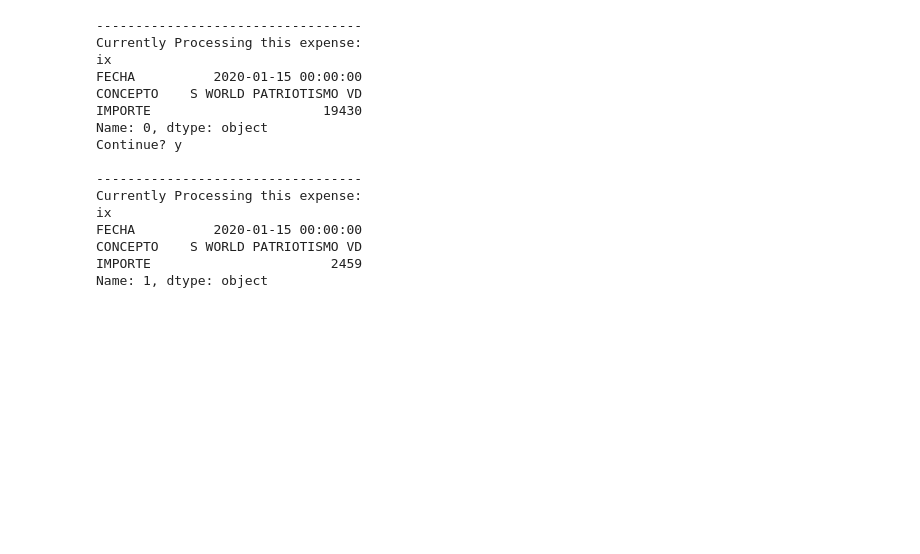
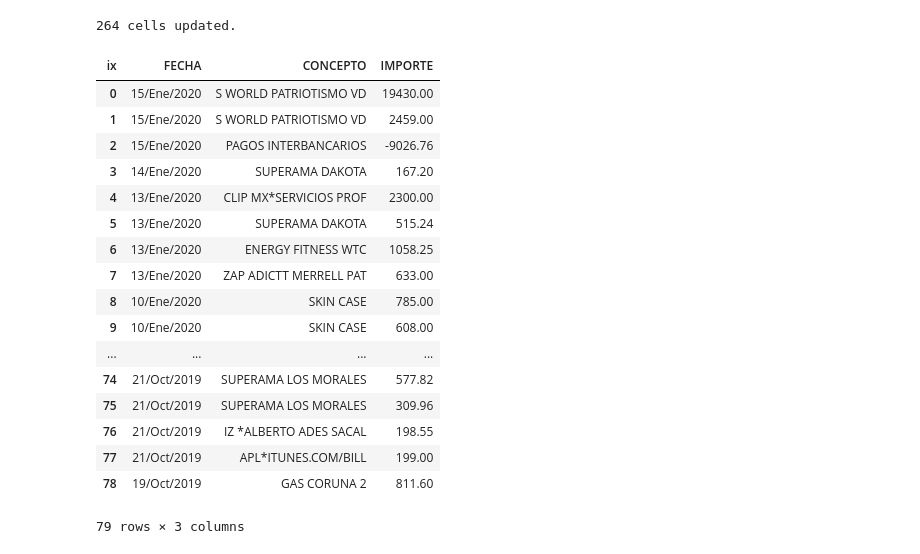
Before and after one commit to Jordi-Ab/personal_finance, a Jupyter notebook: write to google sheet.ipynb, the cells around one changed output. Cells and saved outputs as stored; diff of their text form; code cells hidden in the pictures; blank space fills up the shorter version.

Commit message:
another way of logging expenses

```diff
--- a/write to google sheet.ipynb
+++ b/write to google sheet.ipynb
@@ -63,28 +193,30 @@ new_expenses_df
-# %%
-new_expenses = []
-for ix, row in positive_data.iterrows():
-    print('')
-    print('----------------------------------')
-    print("Currently Processing this expense:")
-    print(row)
-    #new_expense = Expense()
-    inpt = input('Continue? ')
-    if inpt != 'y':
-        break
-# %% [output]
-----------------------------------
-Currently Processing this expense:
-ix
-FECHA          2020-01-15 00:00:00
-CONCEPTO    S WORLD PATRIOTISMO VD
-IMPORTE                      19430
-Name: 0, dtype: object
-Continue? y
-
-----------------------------------
-Currently Processing this expense:
-ix
-FECHA          2020-01-15 00:00:00
-CONCEPTO    S WORLD PATRIOTISMO VD
-IMPORTE                       2459
-Name: 1, dtype: object
+# %%
+values_list = hlp.dataFrameToListOfValues(new_expenses_df)
+gsheet.values_to_gsheet(
+    spreadsheet_id = GSHEET_ID,
+    values_list=values_list,
+    range_name='data_dev'
+)
+# %% [output]
+264 cells updated.
+# %%
+data
+# %% [output]
+| ix | FECHA | CONCEPTO | IMPORTE |
+| 0 | 15/Ene/2020 | S WORLD PATRIOTISMO VD | 19430.00 |
+| 1 | 15/Ene/2020 | S WORLD PATRIOTISMO VD | 2459.00 |
+| 2 | 15/Ene/2020 | PAGOS INTERBANCARIOS | -9026.76 |
+| 3 | 14/Ene/2020 | SUPERAMA DAKOTA | 167.20 |
+| 4 | 13/Ene/2020 | CLIP MX*SERVICIOS PROF | 2300.00 |
+| 5 | 13/Ene/2020 | SUPERAMA DAKOTA | 515.24 |
+| 6 | 13/Ene/2020 | ENERGY FITNESS WTC | 1058.25 |
+| 7 | 13/Ene/2020 | ZAP ADICTT MERRELL PAT | 633.00 |
+| 8 | 10/Ene/2020 | SKIN CASE | 785.00 |
+| 9 | 10/Ene/2020 | SKIN CASE | 608.00 |
+| ... | ... | ... | ... |
+| 74 | 21/Oct/2019 | SUPERAMA LOS MORALES | 577.82 |
+| 75 | 21/Oct/2019 | SUPERAMA LOS MORALES | 309.96 |
+| 76 | 21/Oct/2019 | IZ *ALBERTO ADES SACAL | 198.55 |
+| 77 | 21/Oct/2019 | APL*ITUNES.COM/BILL | 199.00 |
+| 78 | 19/Oct/2019 | GAS CORUNA 2 | 811.60 |
+79 rows × 3 columns
```
Also changed, not shown: parts of 24 cells of this notebook, 2 other files.
